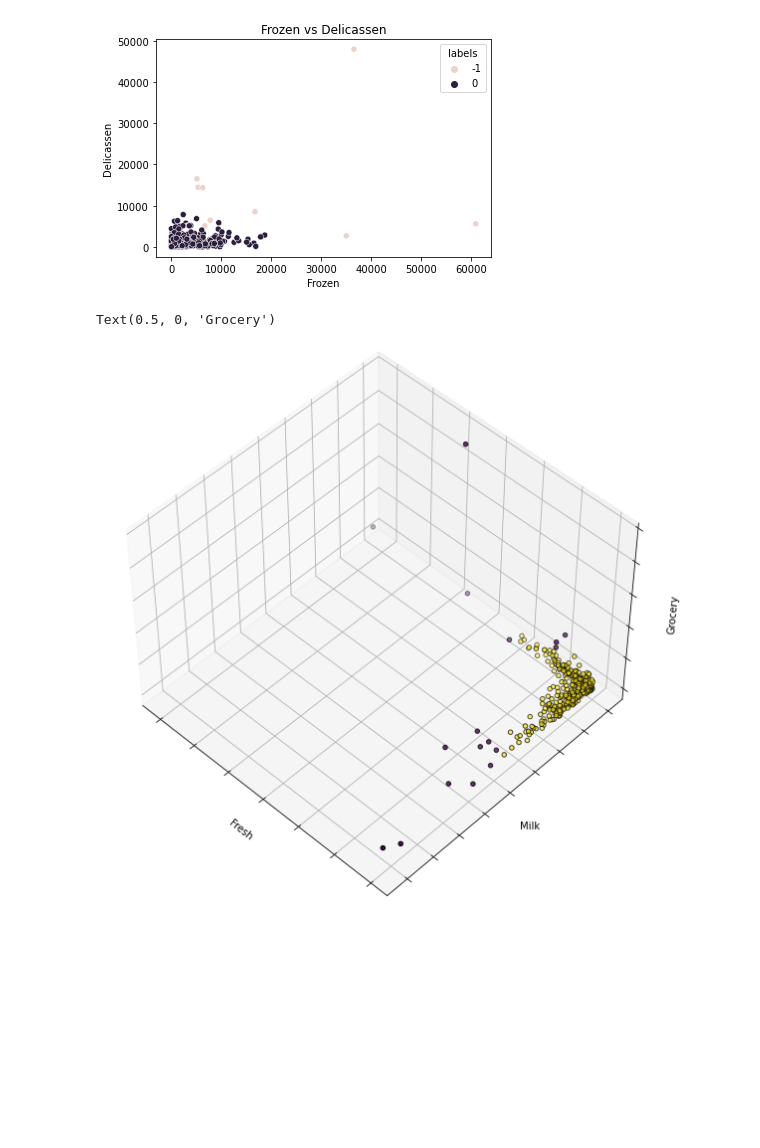
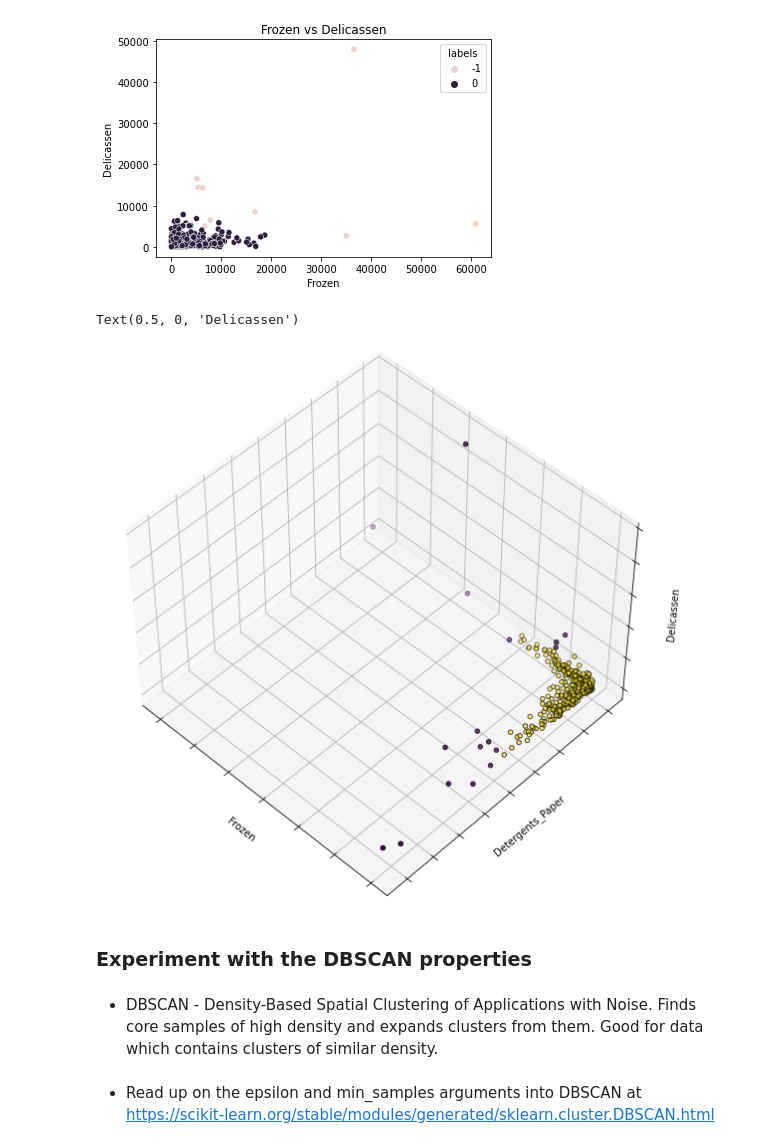
Before and after one commit to segovialori/anomaly-detection-exercises, a Jupyter notebook: clustering_anomaly_detection.ipynb, the cells around one changed output. Drawn from its saved outputs; the diff is of its cells as text; code cells hidden in the pictures; blank space fills up the shorter version.

Commit message:
clustering exercises

```diff
--- a/clustering_anomaly_detection.ipynb
+++ b/clustering_anomaly_detection.ipynb
@@ -200,21 +199,27 @@ plt.show()
 # %%
 # 3d viz
 from mpl_toolkits.mplot3d import Axes3D
 
 fig = plt.figure(1, figsize=(8, 8))
 ax = Axes3D(fig, rect=[0, 0, .95, 1], elev=48, azim=134)
 
 # plot the points
 ax.scatter(df.Frozen, df.Detergents_Paper, df.Delicassen,
            c=df.labels, edgecolor='k')
 
 ax.w_xaxis.set_ticklabels([])
 ax.w_yaxis.set_ticklabels([])
 ax.w_zaxis.set_ticklabels([])
-
-ax.set_xlabel('Fresh')
-ax.set_ylabel('Milk')
-ax.set_zlabel('Grocery')
+# 'Frozen', 'Detergents_Paper', 'Delicassen'
+ax.set_xlabel('Frozen')
+ax.set_ylabel('Detergents_Paper')
+ax.set_zlabel('Delicassen')
 # %% [output]
-Text(0.5, 0, 'Grocery')
+Text(0.5, 0, 'Delicassen')
-[figure, old version]
+[figure, new version]
+# %% [markdown]
+### Experiment with the DBSCAN properties
+# %% [markdown]
+* DBSCAN - Density-Based Spatial Clustering of Applications with Noise. Finds core samples of high density and expands clusters from them. Good for data which contains clusters of similar density.
+# %% [markdown]
+* Read up on the epsilon and min_samples arguments into DBSCAN at https://scikit-learn.org/stable/modules/generated/sklearn.cluster.DBSCAN.html
```
Also changed, not shown: parts of 9 cells of this notebook.
